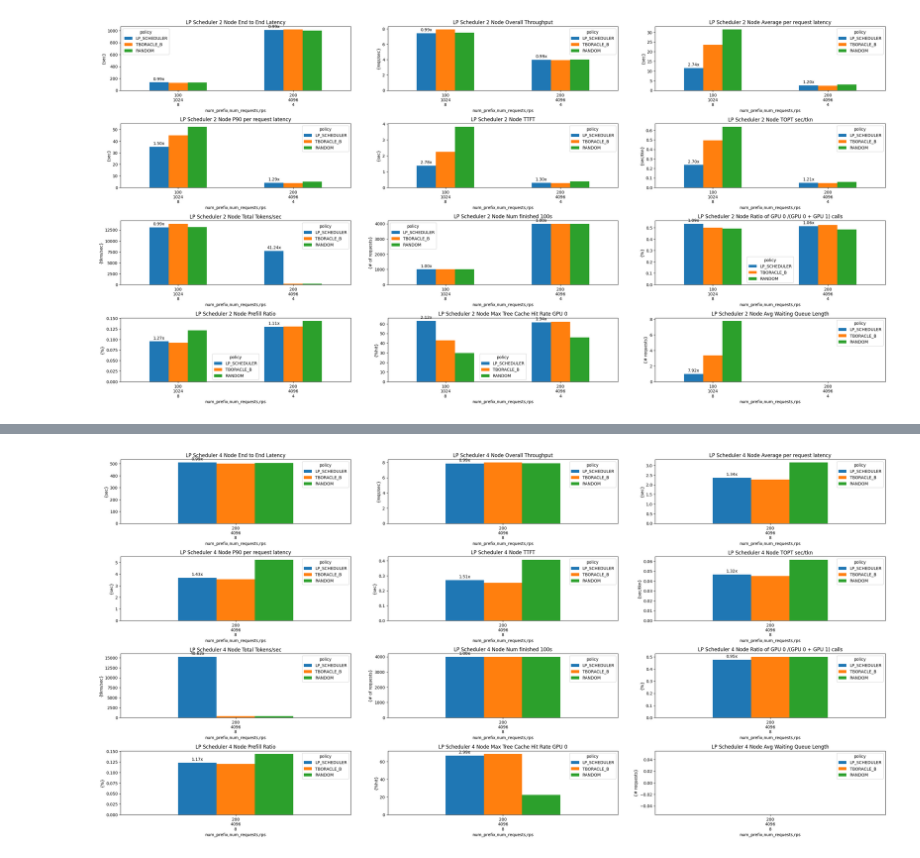
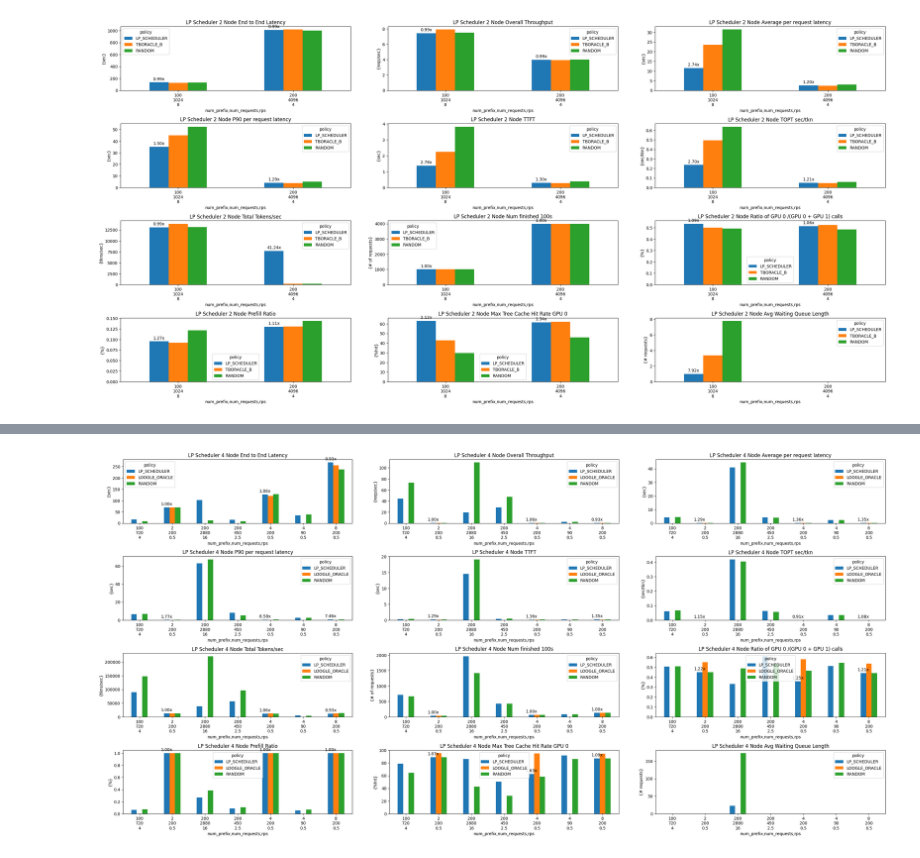
Before and after one commit to WukLab/preble, a Jupyter notebook: multi_node/benchmarks/plot_rps_results.ipynb, the cells around one changed output, grey strips where cells are left out. Cells and saved outputs as stored; diff of their text form; code cells hidden in the pictures.

```diff
--- a/multi_node/benchmarks/plot_rps_results.ipynb
+++ b/multi_node/benchmarks/plot_rps_results.ipynb
@@ -430,8 +428,8 @@ plot_metrics(metrics, "LP Scheduler 3 Node", global_metric_dfs=lp_scheduler_exp,
 # %%
-log_file = "lp_scheduler_4_node.log"
+log_file = "lp_scheduler_debug.log"
 param_keys = ["model_name", "num_prefix", "percent_random_prefixes", "num_requests", "rps", "policy", "exp_time"]
 metrics = extract_metrics(log_file, param_keys, max_gpus=4)
 lp_scheduler_exp = {}
-plot_metrics(metrics, "LP Scheduler 4 Node", global_metric_dfs=lp_scheduler_exp, global_metric_columns=['LP_SCHEDULER', 'TBORACLE_B', 'RANDOM'])
+plot_metrics(metrics, "LP Scheduler 4 Node", global_metric_dfs=lp_scheduler_exp, global_metric_columns=['LP_SCHEDULER',  'LOOGLE_ORACLE', 'RANDOM'])
 # %% [output]
-[figure, old version]
+[figure, new version]
```
Also changed, not shown: parts of 6 cells of this notebook, 1 other file.
